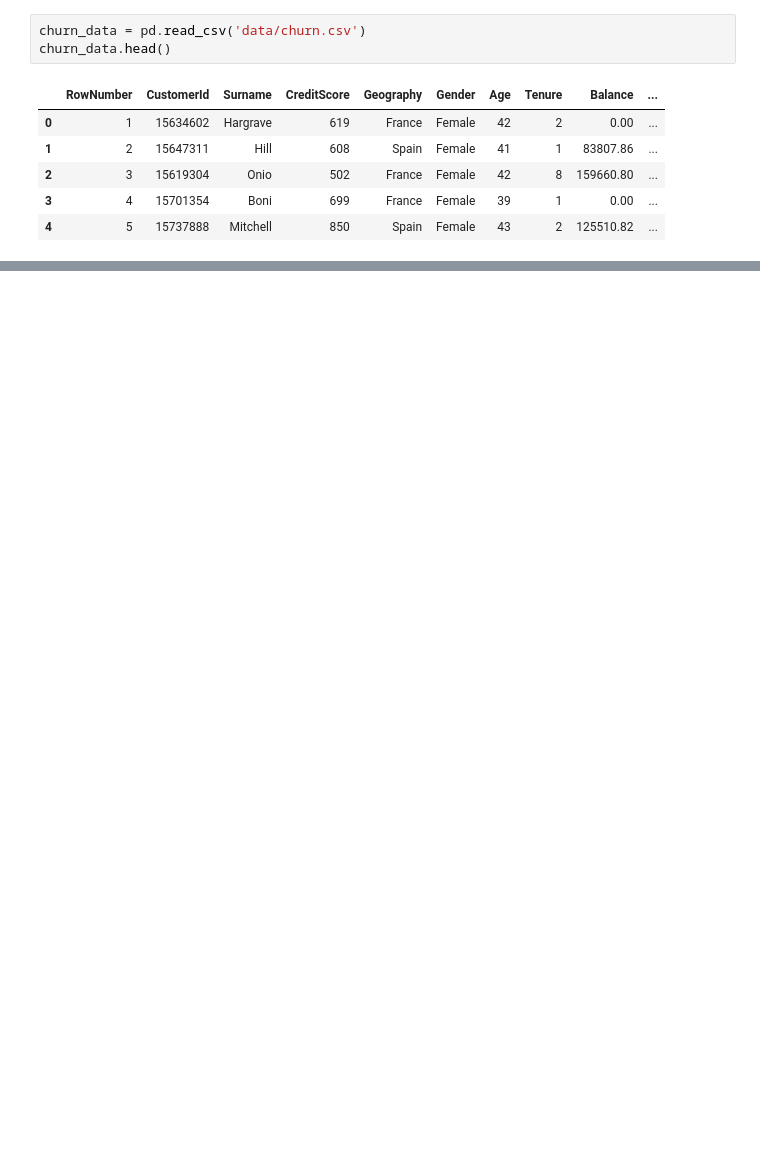
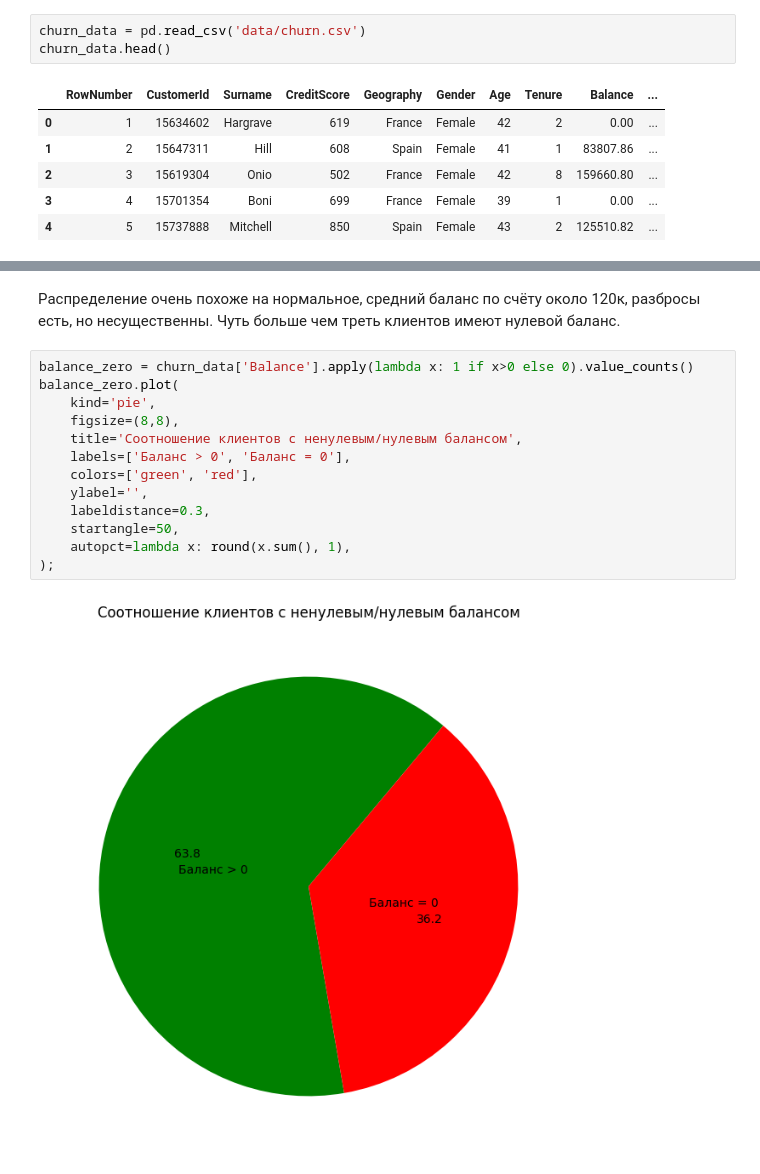
Before and after one commit to MaximZhambalov/SF_Tasks, a Jupyter notebook: PYTHON13-VISUALIZATION/kaggle-final-PYTHON13.ipynb, the cells around one changed output, grey strips where cells are left out. Saved outputs shown, nothing was run; the diff lists cells and outputs as text; blank space fills up the shorter version.

```diff
--- a/PYTHON13-VISUALIZATION/kaggle-final-PYTHON13.ipynb
+++ b/PYTHON13-VISUALIZATION/kaggle-final-PYTHON13.ipynb
@@ -13,0 +98,17 @@ churn_data.head()
+# %% [markdown]
+Распределение очень похоже на нормальное, средний баланс по счёту около 120к, разбросы есть, но несущественны. Чуть больше чем треть клиентов имеют нулевой баланс.
+# %%
+balance_zero = churn_data['Balance'].apply(lambda x: 1 if x>0 else 0).value_counts()
+balance_zero.plot(
+    kind='pie',
+    figsize=(8,8),
+    title='Соотношение клиентов с ненулевым/нулевым балансом',
+    labels=['Баланс > 0', 'Баланс = 0'],
+    colors=['green', 'red'],
+    ylabel='',
+    labeldistance=0.3,
+    startangle=50,
+    autopct=lambda x: round(x.sum(), 1),
+);
+# %% [output]
+[figure, added]
```
Also changed, not shown: parts of 43 cells of this notebook, 1 other file.
